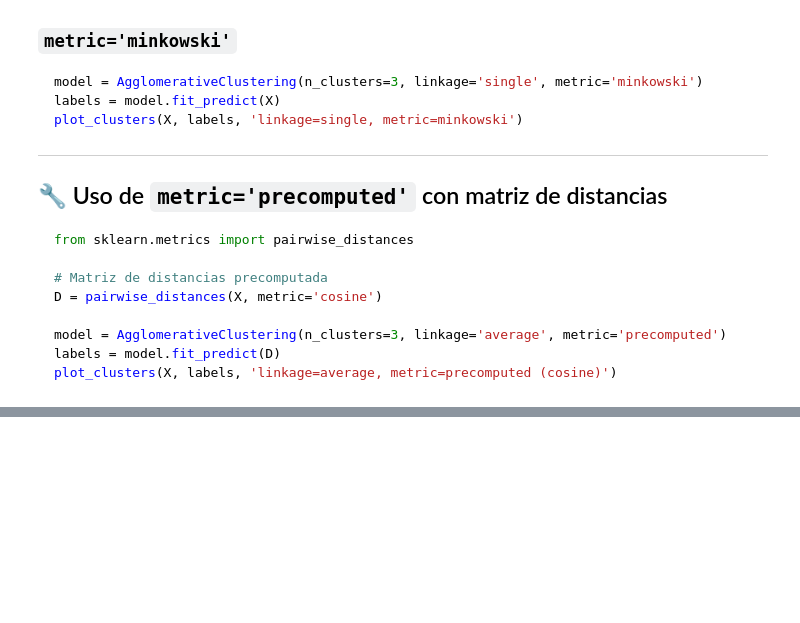
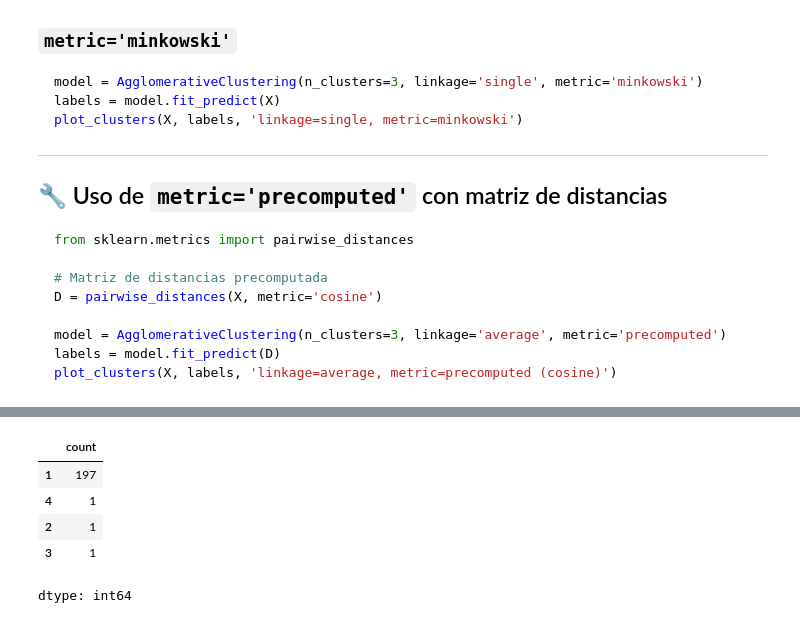
Before and after one commit to BenjaminGMC/sic_ai_2025_jun, a Jupyter notebook: 03machinelearning/clase_16.ipynb, the cells around one changed output, grey strips where cells are left out. Cells and saved outputs as stored; diff of their text form; code cells hidden in the pictures; blank space fills up the shorter version.

```diff
--- a/03machinelearning/clase_16.ipynb
+++ b/03machinelearning/clase_16.ipynb
@@ -198,0 +371,10 @@ plot_clusters(X, labels, 'linkage=average, metric=precomputed (cosine)')
+# %%
+labels = fcluster(myLinkage, 5, criterion='distance')
+pd.Series(labels).value_counts()
+# %% [output]
+|  | count |
+| 1 | 197 |
+| 4 | 1 |
+| 2 | 1 |
+| 3 | 1 |
+dtype: int64
```
Also changed, not shown: parts of 12 cells of this notebook.
